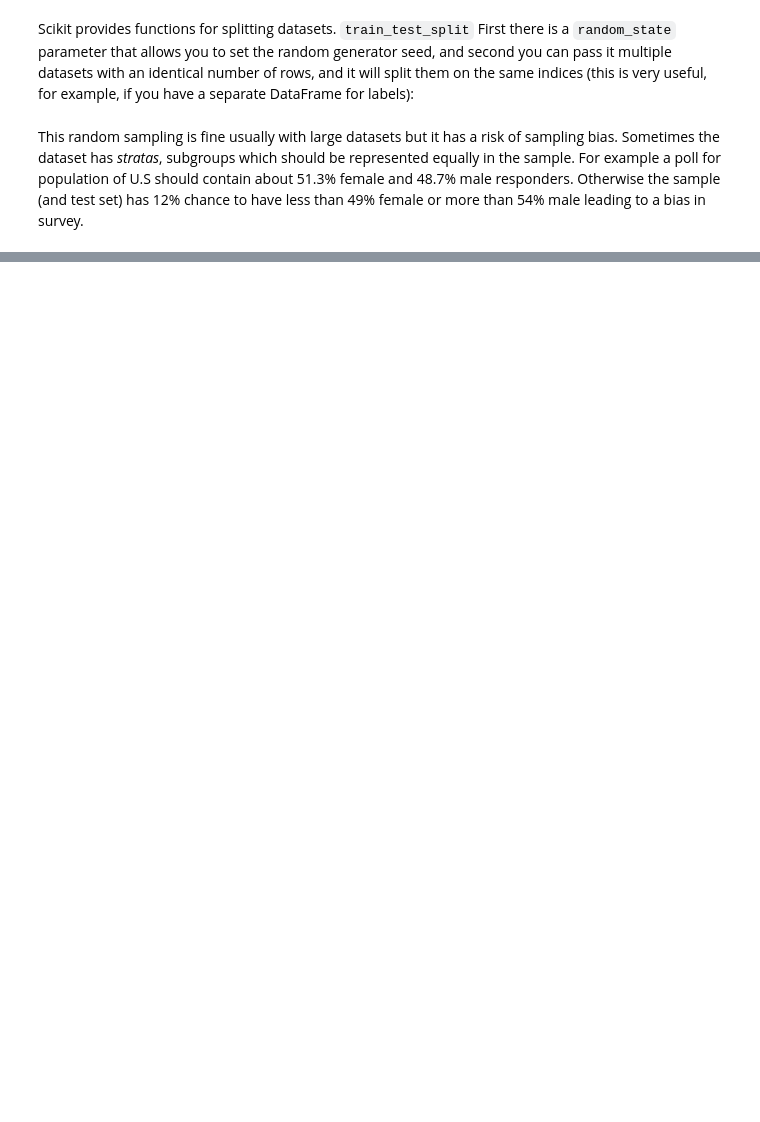
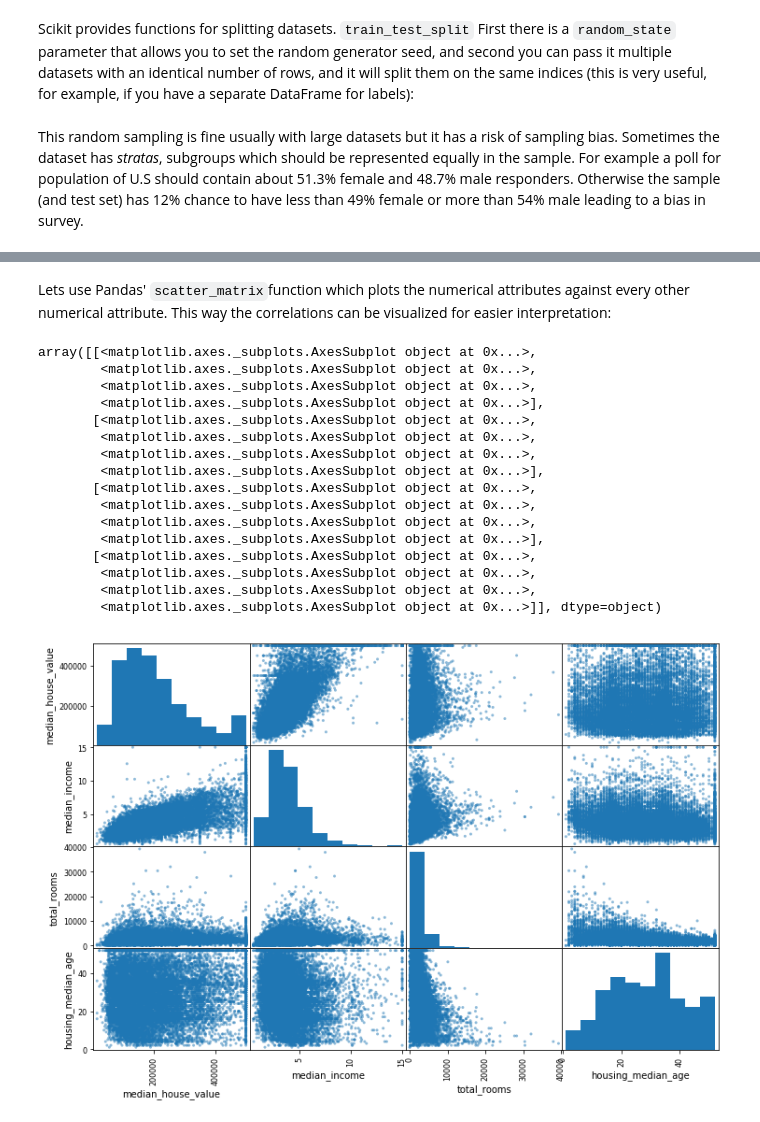
Before and after one commit to Tumetsu/hands-on-machine-learning-exercises, a Jupyter notebook: Housing.ipynb, the cells around one changed output, grey strips where cells are left out. Drawn from its saved outputs; the diff is of its cells as text; code cells hidden in the pictures; blank space fills up the shorter version.

```diff
--- a/Housing.ipynb
+++ b/Housing.ipynb
@@ -130,0 +213,25 @@ housing["median_income"].hist()
+# %% [markdown]
+Lets use Pandas' `scatter_matrix`function which plots the numerical attributes against every other numerical attribute. This way the correlations can be visualized for easier interpretation:
+# %%
+from pandas.plotting import scatter_matrix
+
+attributes =  ["median_house_value", "median_income", "total_rooms", "housing_median_age"] # Take only most interesting attributes
+scatter_matrix(housing[attributes], figsize=(12, 8))
+# %% [output]
+array([[<matplotlib.axes._subplots.AxesSubplot object at 0x...>,
+        <matplotlib.axes._subplots.AxesSubplot object at 0x...>,
+        <matplotlib.axes._subplots.AxesSubplot object at 0x...>,
+        <matplotlib.axes._subplots.AxesSubplot object at 0x...>],
+       [<matplotlib.axes._subplots.AxesSubplot object at 0x...>,
+        <matplotlib.axes._subplots.AxesSubplot object at 0x...>,
+        <matplotlib.axes._subplots.AxesSubplot object at 0x...>,
+        <matplotlib.axes._subplots.AxesSubplot object at 0x...>],
+       [<matplotlib.axes._subplots.AxesSubplot object at 0x...>,
+        <matplotlib.axes._subplots.AxesSubplot object at 0x...>,
+        <matplotlib.axes._subplots.AxesSubplot object at 0x...>,
+        <matplotlib.axes._subplots.AxesSubplot object at 0x...>],
+       [<matplotlib.axes._subplots.AxesSubplot object at 0x...>,
+        <matplotlib.axes._subplots.AxesSubplot object at 0x...>,
+        <matplotlib.axes._subplots.AxesSubplot object at 0x...>,
+        <matplotlib.axes._subplots.AxesSubplot object at 0x...>]], dtype=object)
+[figure, added]
```
Also changed, not shown: parts of 22 cells of this notebook.
